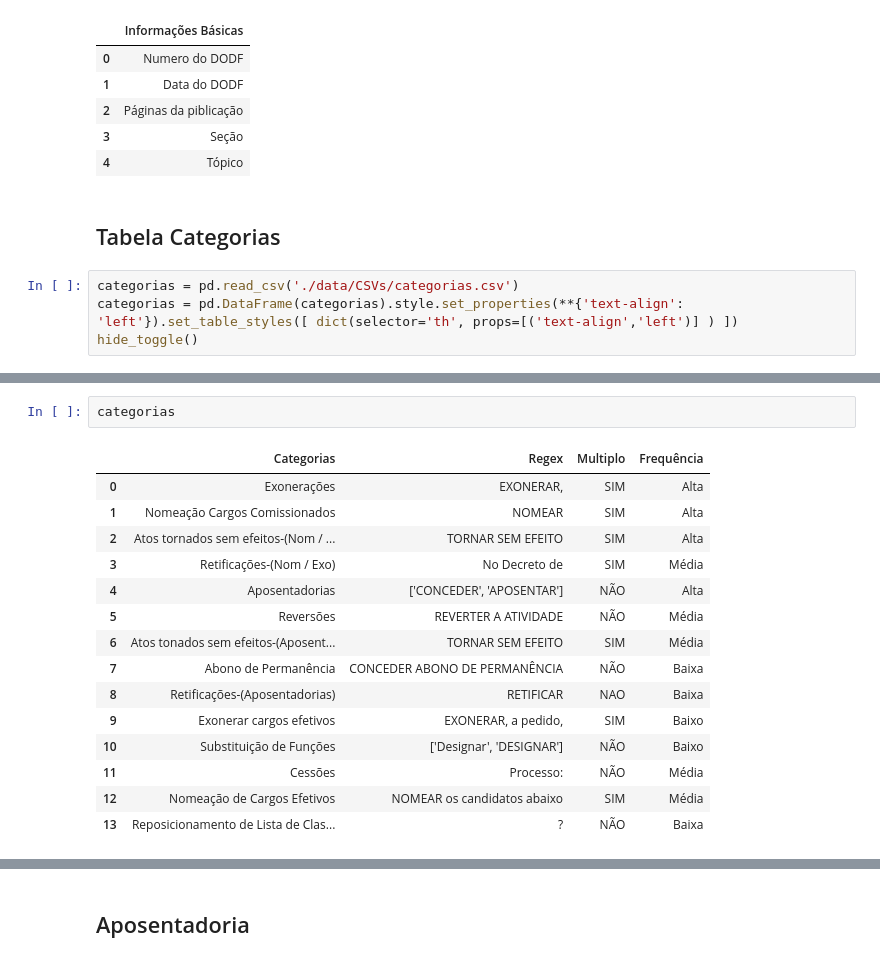
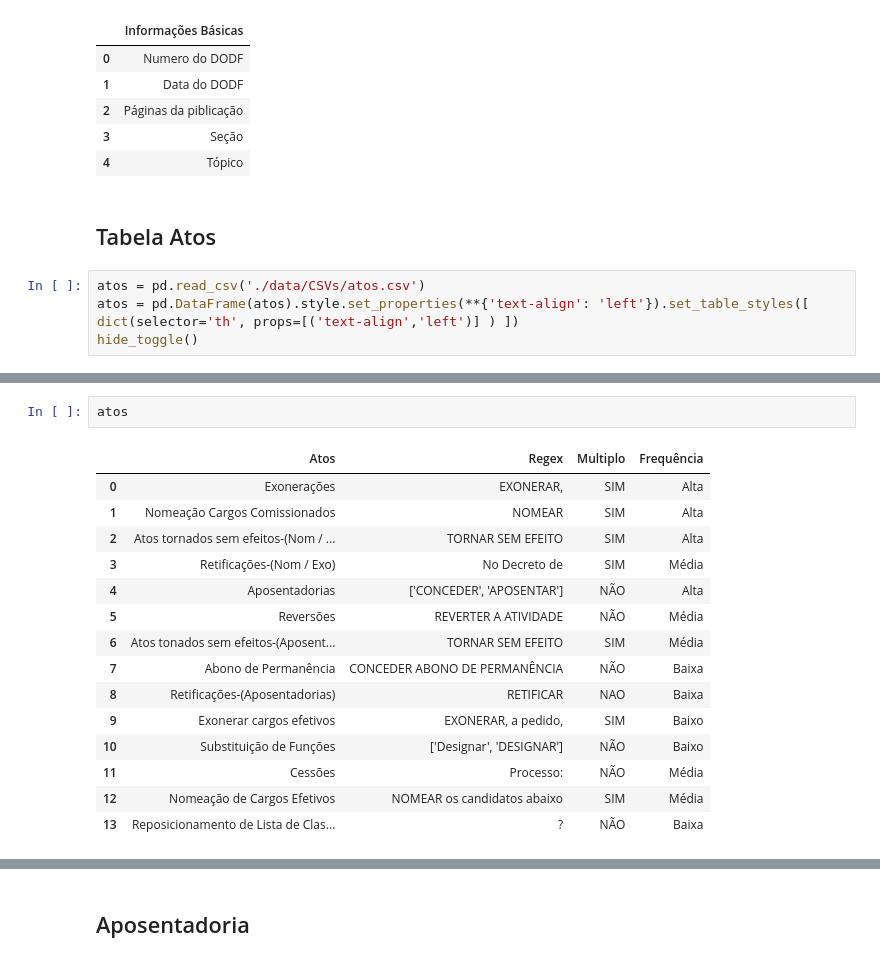
Before and after one commit to UnB-KnEDLe/DODF-data-tables, a Jupyter notebook: tables.ipynb, the cells around one changed output, grey strips where cells are left out. Drawn from its saved outputs; the diff is of its cells as text.

Commit message:
renaming categories as acts and explaining the parameter 'multiplo'

```diff
--- a/tables.ipynb
+++ b/tables.ipynb
@@ -68,28 +68,28 @@ basic_table
 | 3 | Seção |
 | 4 | Tópico |
 # %% [markdown]
-## Tabela Categorias
+## Tabela Atos
 # %%
-categorias = pd.read_csv('./data/CSVs/categorias.csv')
-categorias = pd.DataFrame(categorias).style.set_properties(**{'text-align': 'left'}).set_table_styles([ dict(selector='th', props=[('text-align','left')] ) ])
+atos = pd.read_csv('./data/CSVs/atos.csv')
+atos = pd.DataFrame(atos).style.set_properties(**{'text-align': 'left'}).set_table_styles([ dict(selector='th', props=[('text-align','left')] ) ])
 hide_toggle()
 # %% [output]
 [interactive output not drawn]
-# %%
-categorias
-# %% [output]
-|  | Categorias | Regex | Multiplo | Frequência |
-| 0 | Exonerações | EXONERAR, | SIM | Alta |
-| 1 | Nomeação Cargos Comissionados | NOMEAR | SIM | Alta |
-| 2 | Atos tornados sem efeitos-(Nom / ... | TORNAR SEM EFEITO | SIM | Alta |
-| 3 | Retificações-(Nom / Exo) | No Decreto de | SIM | Média |
-| 4 | Aposentadorias | ['CONCEDER', 'APOSENTAR'] | NÃO | Alta |
-| 5 | Reversões | REVERTER A ATIVIDADE | NÃO | Média |
-| 6 | Atos tonados sem efeitos-(Aposent... | TORNAR SEM EFEITO | SIM | Média |
-| 7 | Abono de Permanência | CONCEDER ABONO DE PERMANÊNCIA | NÃO | Baixa |
-| 8 | Retificações-(Aposentadorias) | RETIFICAR | NAO | Baixa |
-| 9 | Exonerar cargos efetivos | EXONERAR, a pedido, | SIM | Baixo |
-| 10 | Substituição de Funções | ['Designar', 'DESIGNAR'] | NÃO | Baixo |
-| 11 | Cessões | Processo: | NÃO | Média |
-| 12 | Nomeação de Cargos Efetivos | NOMEAR os candidatos abaixo | SIM | Média |
-| 13 | Reposicionamento de Lista de Clas... | ? | NÃO | Baixa |
+# %%
+atos
+# %% [output]
+|  | Atos | Regex | Multiplo | Frequência |
+| 0 | Exonerações | EXONERAR, | SIM | Alta |
+| 1 | Nomeação Cargos Comissionados | NOMEAR | SIM | Alta |
+| 2 | Atos tornados sem efeitos-(Nom / ... | TORNAR SEM EFEITO | SIM | Alta |
+| 3 | Retificações-(Nom / Exo) | No Decreto de | SIM | Média |
+| 4 | Aposentadorias | ['CONCEDER', 'APOSENTAR'] | NÃO | Alta |
+| 5 | Reversões | REVERTER A ATIVIDADE | NÃO | Média |
+| 6 | Atos tonados sem efeitos-(Aposent... | TORNAR SEM EFEITO | SIM | Média |
+| 7 | Abono de Permanência | CONCEDER ABONO DE PERMANÊNCIA | NÃO | Baixa |
+| 8 | Retificações-(Aposentadorias) | RETIFICAR | NAO | Baixa |
+| 9 | Exonerar cargos efetivos | EXONERAR, a pedido, | SIM | Baixo |
+| 10 | Substituição de Funções | ['Designar', 'DESIGNAR'] | NÃO | Baixo |
+| 11 | Cessões | Processo: | NÃO | Média |
+| 12 | Nomeação de Cargos Efetivos | NOMEAR os candidatos abaixo | SIM | Média |
+| 13 | Reposicionamento de Lista de Clas... | ? | NÃO | Baixa |
```
Also changed, not shown: parts of 4 cells of this notebook, 1 other file.
